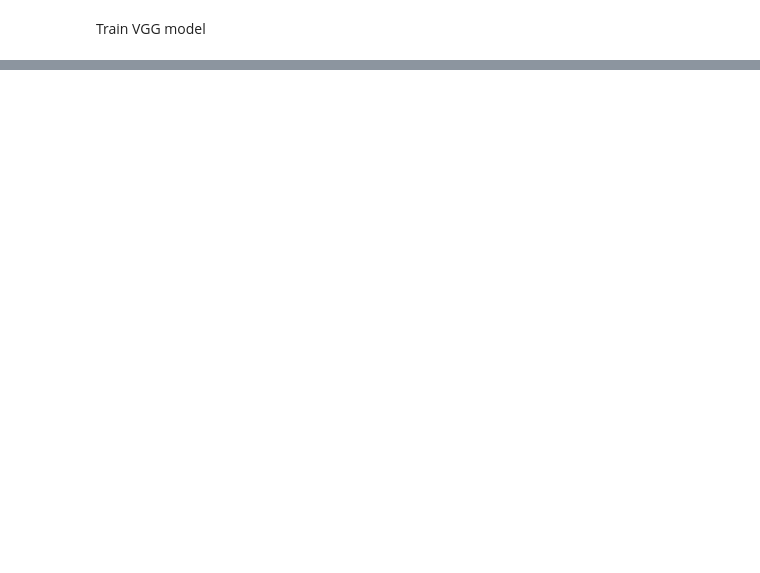
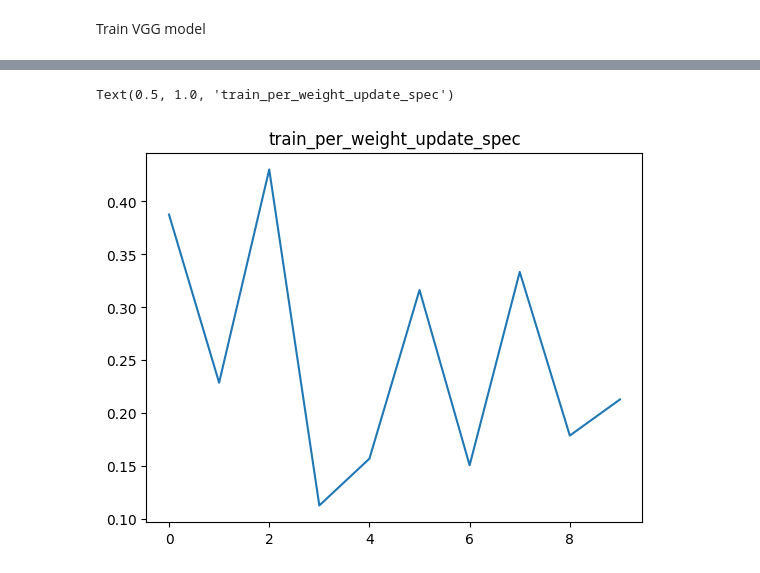
Before and after one commit to NimayRKumar/546_project, a Jupyter notebook: vgg_pretrained.ipynb, the cells around one changed output, grey strips where cells are left out. Saved outputs shown, nothing was run; the diff lists cells and outputs as text; code cells hidden in the pictures; blank space fills up the shorter version.

```diff
--- a/vgg_pretrained.ipynb
+++ b/vgg_pretrained.ipynb
@@ -62,2 +107,4 @@ train_loader_mfcc = torch.utils.data.DataLoader(train_data_mfcc, batch_size=32)
+# %%
+test_loader_spectrogram, test_loader_mfcc = create_loader(spectrogram_test, mfcc_test, y_test, batch_ize=5)
 # %% [markdown]
 Train VGG model
@@ -154,0 +229,14 @@ RuntimeError: Given groups=1, weight of size [64, 3, 3, 3], expected input[1, 32
+# %%
+def validation(model, test_loader):
+    with torch.no_grad():
+        correct = 0
+        total = 0
+        for images, labels in test_loader:
+            images = images.to(device)
+            labels = labels.to(device)
+            images = images.unsqueeze(1)
+            outputs = model(images)
+            _, predicted = torch.max(outputs.data, 1)
+            total += labels.size(0)
+            correct += (predicted == labels).sum().item()
+    return 100 * correct / total
@@ -154,0 +306,10 @@ RuntimeError: Given groups=1, weight of size [64, 3, 3, 3], expected input[1, 32
+# %%
+train_per_weight_update_spec, val_accu_lst_spec = train(
+    model_spec,
+    train_loader_spectrogram,
+    test_loader_spectrogram,
+    num_epochs,
+    criterion,
+    spec_model_save_path,
+    0.0005
+)
@@ -154,0 +350,9 @@ RuntimeError: Given groups=1, weight of size [64, 3, 3, 3], expected input[1, 32
+# %%
+with open('pkl/pkl/train_per_weight_update_mfcc.pkl', 'rb') as file:
+    train_per_weight_update_mfcc = pickle.load(file)
+with open('pkl/pkl/train_per_weight_update_spec.pkl', 'rb') as file:
+    train_per_weight_update_spec = pickle.load(file)
+with open('pkl/pkl/val_accu_lst_mfcc.pkl', 'rb') as file:
+    val_accu_lst_mfcc = pickle.load(file)
+with open('pkl/pkl/val_accu_lst_spec.pkl', 'rb') as file:
+    val_accu_lst_spec = pickle.load(file)
@@ -154,0 +367,6 @@ RuntimeError: Given groups=1, weight of size [64, 3, 3, 3], expected input[1, 32
+# %%
+plt.plot(train_per_weight_update_spec)
+plt.title("train_per_weight_update_spec")
+# %% [output]
+Text(0.5, 1.0, 'train_per_weight_update_spec')
+[figure, added]
```
Also changed, not shown: parts of 24 cells of this notebook, 1 other file.
